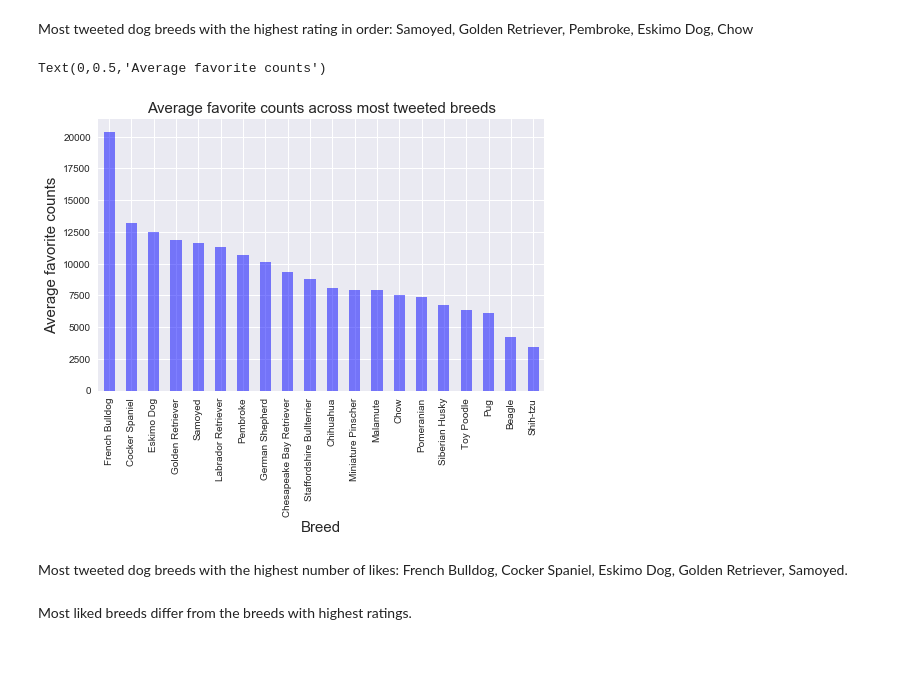
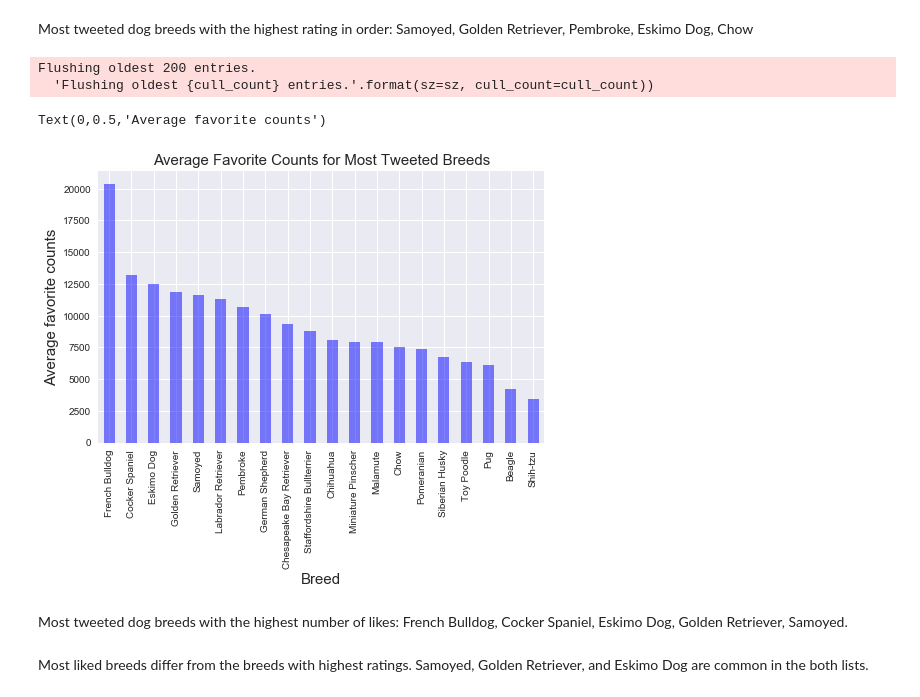
Before and after one commit to yagmurdalman/wrangle-and-analyze-data, a Jupyter notebook: wrangle_act.ipynb, the cells around one changed output. Saved outputs shown, nothing was run; the diff lists cells and outputs as text; code cells hidden in the pictures; blank space fills up the shorter version.

```diff
--- a/wrangle_act.ipynb
+++ b/wrangle_act.ipynb
@@ -1593,16 +1644,18 @@ Text(0,0.5,'Rating')
 Most tweeted dog breeds with the highest rating in order: Samoyed, Golden Retriever, Pembroke, Eskimo Dog, Chow
 # %%
 hot_breeds.groupby('breed')['favorite_count'].mean().sort_values(ascending=False).plot(kind ='bar', color = 'Blue', alpha=0.5, figsize=(8,5))
-plt.title('Average favorite counts across most tweeted breeds', fontsize=15)
+plt.title('Average Favorite Counts for Most Tweeted Breeds', fontsize=15)
 plt.xlabel('Breed', fontsize=15)
 plt.ylabel('Average favorite counts', fontsize=15)
 # %% [output]
-Text(0,0.5,'Average favorite counts')
+Flushing oldest 200 entries.
+  'Flushing oldest {cull_count} entries.'.format(sz=sz, cull_count=cull_count))
+Text(0,0.5,'Average favorite counts')
-[figure, old version]
+[figure, new version]
 # %% [markdown]
 Most tweeted dog breeds with the highest number of likes: French Bulldog, Cocker Spaniel, Eskimo Dog, Golden Retriever, Samoyed.
 # %% [markdown]
-Most liked breeds differ from the breeds with highest ratings.
+Most liked breeds differ from the breeds with highest ratings. Samoyed, Golden Retriever, and Eskimo Dog are common in the both lists.
 # %%
 df.dog_stage.value_counts()
 # %% [output]
```
Also changed, not shown: parts of 38 cells of this notebook.
